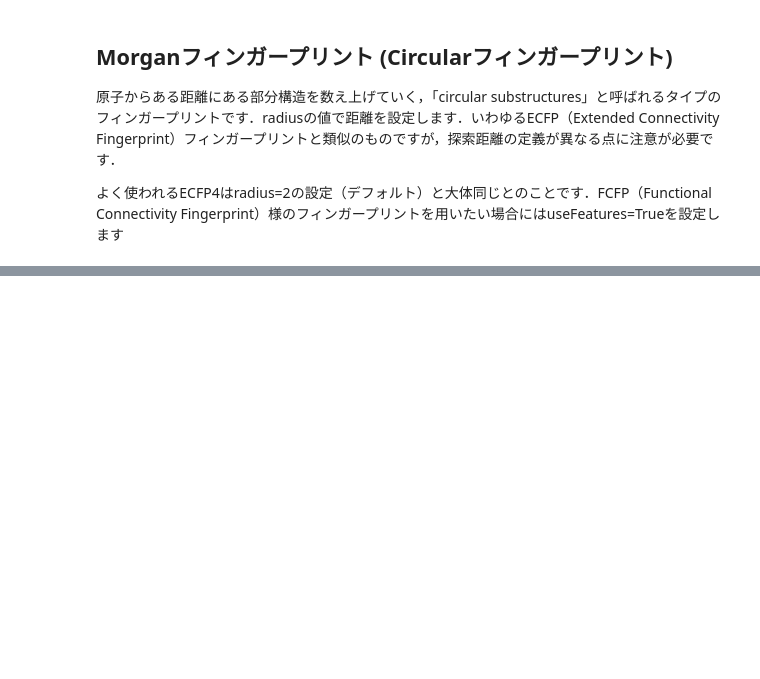
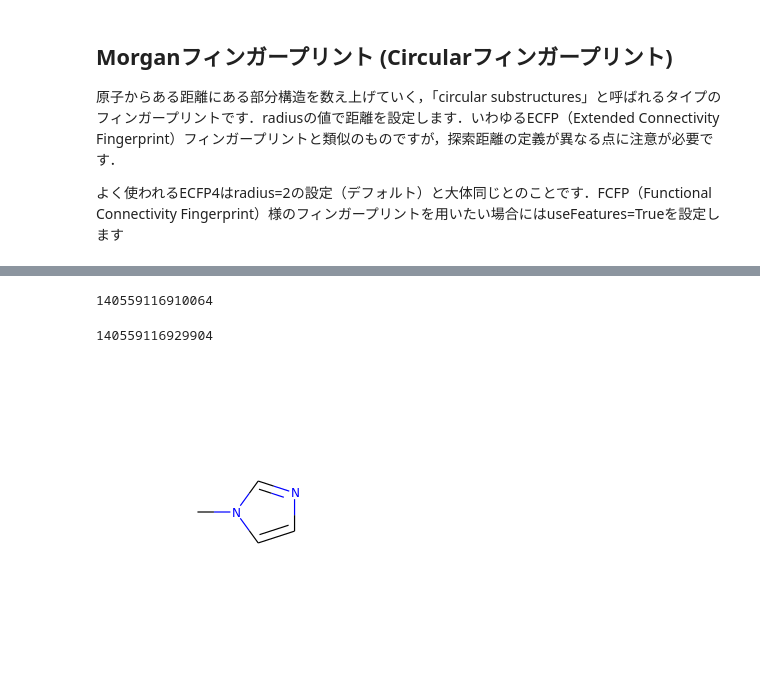
Before and after one commit to SolKul/cheminfo, a Jupyter notebook: 01WorkSpace/06Fingerprints/02Similality.ipynb, the cells around one changed output, grey strips where cells are left out. Drawn from its saved outputs; the diff is of its cells as text; code cells hidden in the pictures; blank space fills up the shorter version.

```diff
--- a/01WorkSpace/06Fingerprints/02Similality.ipynb
+++ b/01WorkSpace/06Fingerprints/02Similality.ipynb
@@ -44,0 +160,8 @@ rdkit = DataStructs.BulkTanimotoSimilarity(rdkit_fps[0], rdkit_fps[1:])
+# %%
+id(mols[0])
+# %% [output]
+140559116910064
+# %%
+id(m)
+# %% [output]
+140559116929904
@@ -44,0 +172,4 @@ rdkit = DataStructs.BulkTanimotoSimilarity(rdkit_fps[0], rdkit_fps[1:])
+# %%
+Chem.Draw.MolToImage(mol)
+# %% [output]
+[figure, added]
```
Also changed, not shown: parts of 55 cells of this notebook, 15 other files.
